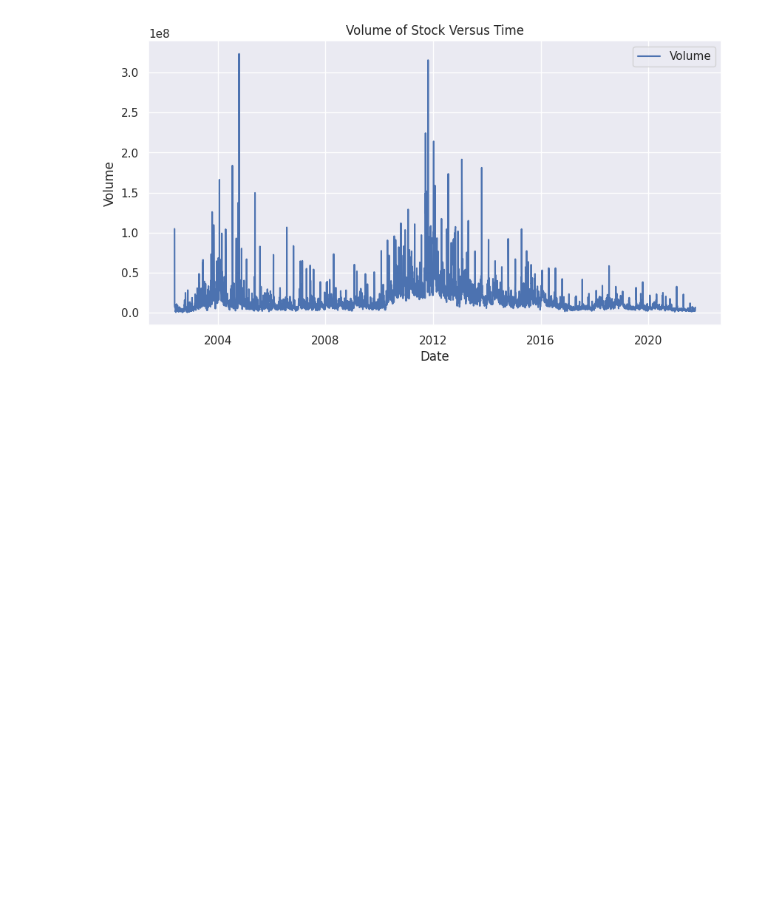
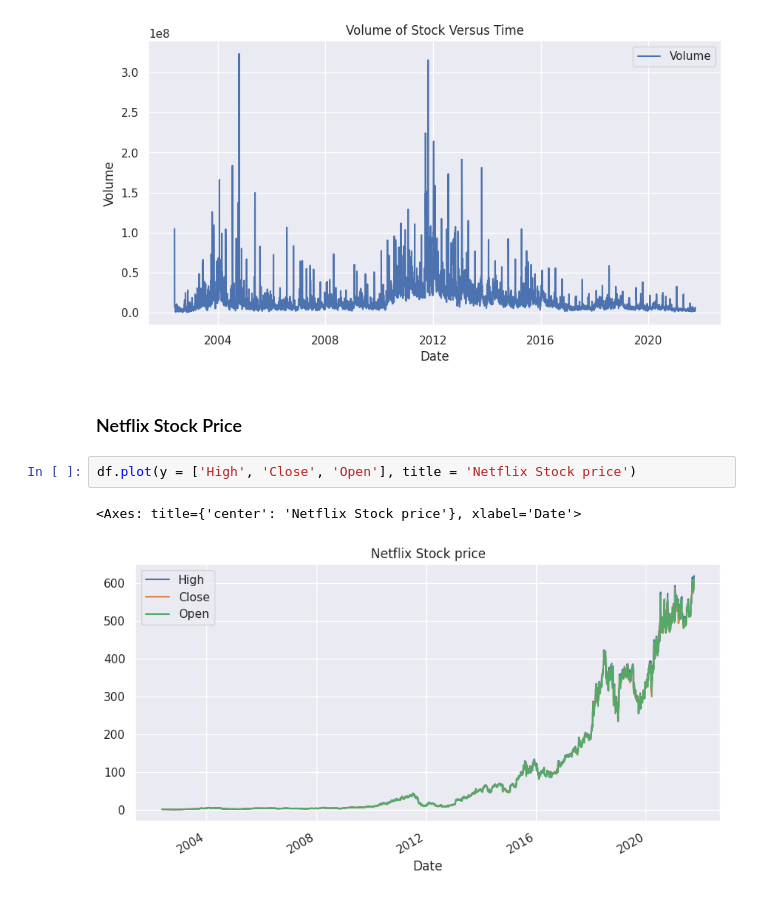
Before and after one commit to faarhaanfaarooq/Data-Analysis-Journey, a Jupyter notebook: Project_3_(Netflix_Stock_Analysis).ipynb, the cells around one changed output. Drawn from its saved outputs; the diff is of its cells as text; blank space fills up the shorter version.

```diff
--- a/Project_3_(Netflix_Stock_Analysis).ipynb
+++ b/Project_3_(Netflix_Stock_Analysis).ipynb
@@ -36,3 +36,10 @@ plt.title('Volume of Stock Versus Time')
 # %% [output]
 Text(0.5, 1.0, 'Volume of Stock Versus Time')
 [figure]
+# %% [markdown]
+### Netflix Stock Price
+# %%
+df.plot(y = ['High', 'Close', 'Open'], title = 'Netflix Stock price')
+# %% [output]
+<Axes: title={'center': 'Netflix Stock price'}, xlabel='Date'>
+[figure, added]
```
Also changed, not shown: parts of 1 cell of this notebook.
